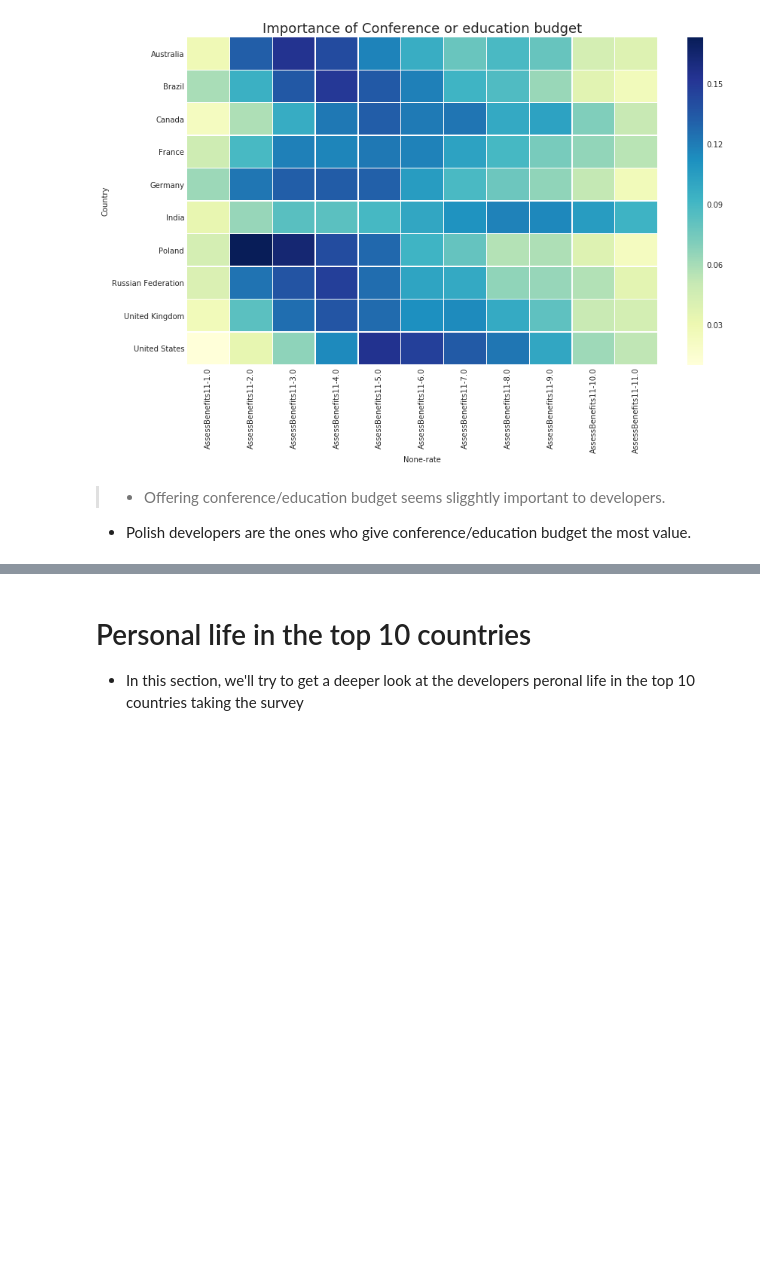
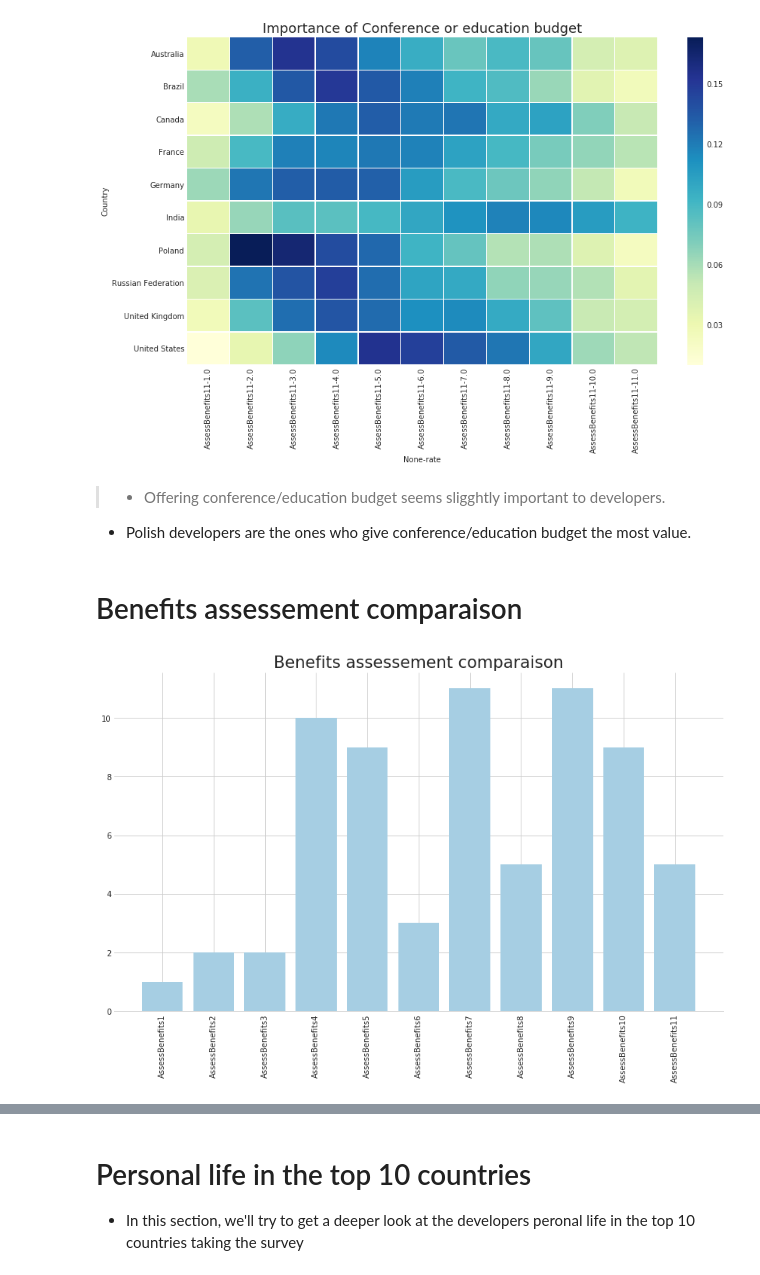
Before and after one commit to djaballah/Stack-Overflow-2018-Developer-Survey-Analysis, a Jupyter notebook: Simple Eda.ipynb, the cells around one changed output, grey strips where cells are left out. Cells and saved outputs as stored; diff of their text form; code cells hidden in the pictures; blank space fills up the shorter version.

Commit message:
Analyzing Benefits assessement comparaison

```diff
--- a/Simple Eda.ipynb
+++ b/Simple Eda.ipynb
@@ -517,3 +502,25 @@ Text(0.5,1,'Importance of Conference or education budget')
 # %% [markdown]
 > * Offering conference/education budget seems sligghtly important to developers.
 * Polish developers are the ones who give conference/education budget the most value.
+# %% [markdown]
+# Benefits assessement comparaison
+# %%
+benefits_assesement = [
+    'AssessBenefits1', 'AssessBenefits2', 'AssessBenefits3', 'AssessBenefits4', 'AssessBenefits5',
+    'AssessBenefits6','AssessBenefits7', 'AssessBenefits8', 'AssessBenefits9', 'AssessBenefits10', 'AssessBenefits11'
+]
+
+ff = top10_df[benefits_assesement].mode()#.groupby('Country').mean()[benefits_assesement].reset_index()
+ff_p = ff.pivot_table(columns='Country')
+plt.figure(figsize=(14, 8))
+#for country in top_10_list:
+ #   plt.plot(ff_p[country], label=country)
+#plt.legend()
+ff = pd.Series(index=ff.columns, data=ff.values[0])
+plt.bar(ff.index, ff)
+sns.despine(left=True)
+plt.title('Benefits assessement comparaison', fontsize=21)
+_ = plt.xticks(rotation='vertical')
+#top10_df['AssessBenefits6'].mode()
+# %% [output]
+[figure, added]
```
Also changed, not shown: parts of 13 cells of this notebook.
